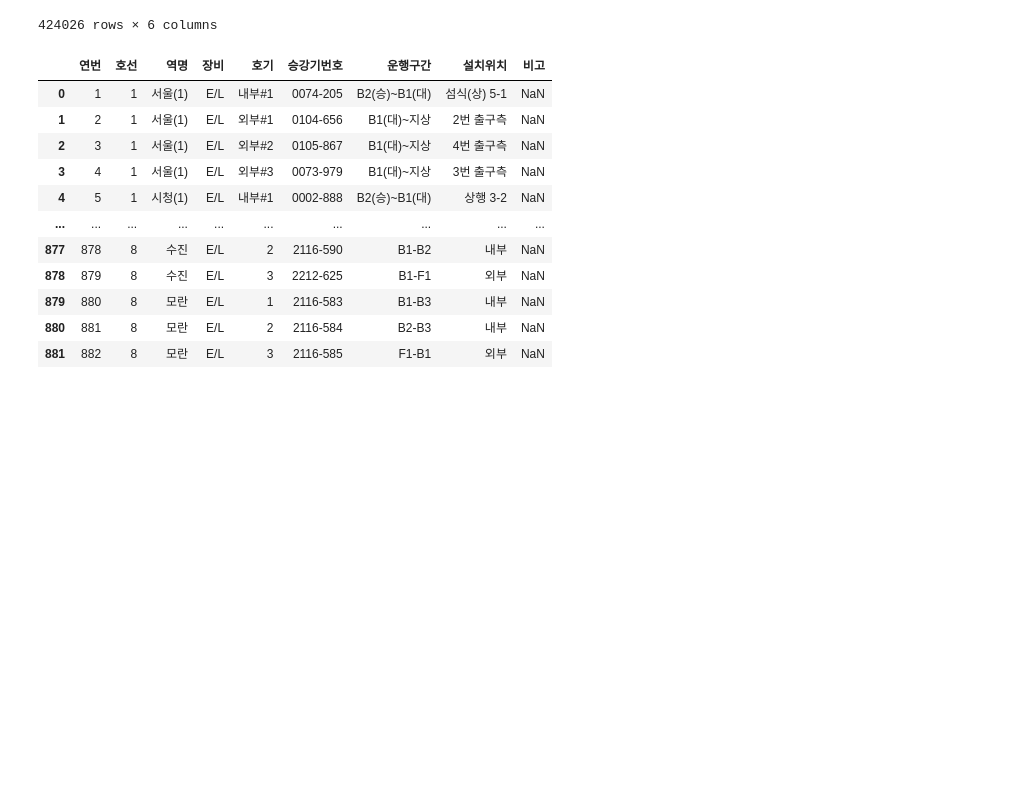
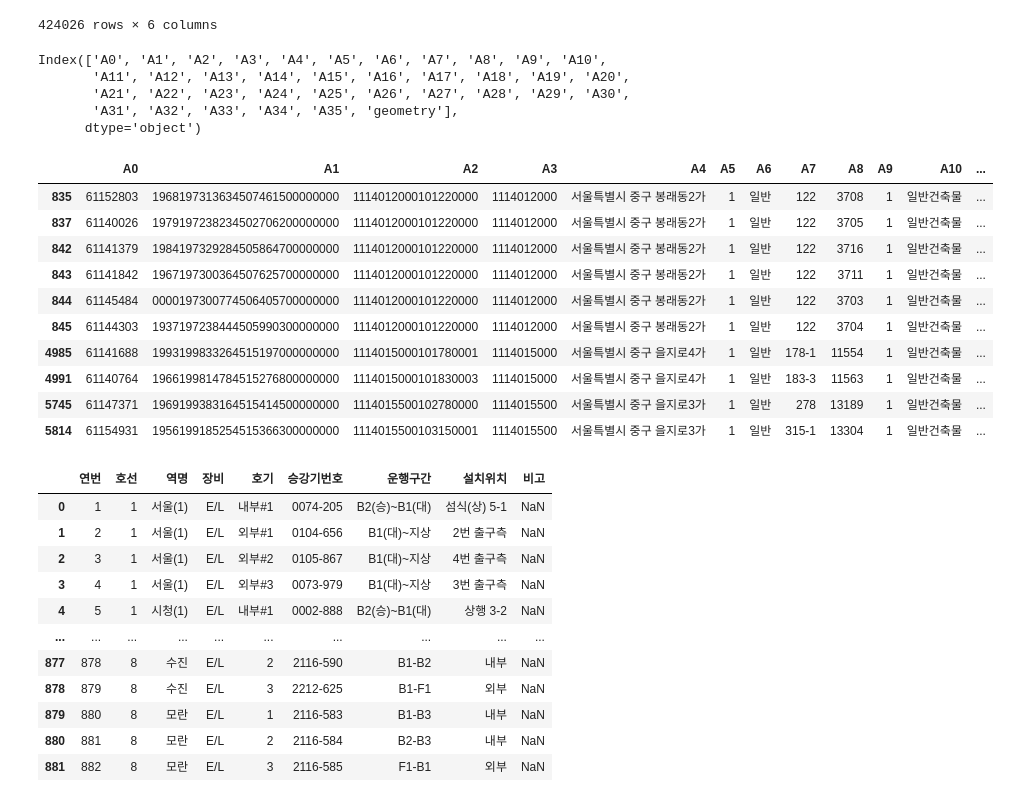
Before and after one commit to mincheol-Jeon/subway_chaos, a Jupyter notebook: 초안.ipynb, the cells around one changed output. Cells and saved outputs as stored; diff of their text form; code cells hidden in the pictures; blank space fills up the shorter version.

```diff
--- a/초안.ipynb
+++ b/초안.ipynb
@@ -5,3 +5,10 @@ import pandas as pd
 import os
 import sys
 import glob
+import geopandas as gpd
+import fiona
+import shapely
+import shapefile
+
+pd.set_option('display.max_columns',50)
+pd.set_option('display.max_colwidth',30)
@@ -51,3 +132,27 @@ res
+# %%
+sample = gpd.read_file('data_origin/AL_11140_D198_20220930/AL_11140_D198_20220930.shp',encoding='cp949')
+# %%
+sample.columns
+# %% [output]
+Index(['A0', 'A1', 'A2', 'A3', 'A4', 'A5', 'A6', 'A7', 'A8', 'A9', 'A10',
+       'A11', 'A12', 'A13', 'A14', 'A15', 'A16', 'A17', 'A18', 'A19', 'A20',
+       'A21', 'A22', 'A23', 'A24', 'A25', 'A26', 'A27', 'A28', 'A29', 'A30',
+       'A31', 'A32', 'A33', 'A34', 'A35', 'geometry'],
+      dtype='object')
+# %%
+sample[sample.A25 == '운수시설']
+# %% [output]
+|  | A0 | A1 | A2 | A3 | A4 | A5 | A6 | A7 | A8 | A9 | A10 | ... |
+| 835 | 61152803 | 1968197313634507461500000000 | 1114012000101220000 | 1114012000 | 서울특별시 중구 봉래동2가 | 1 | 일반 | 122 | 3708 | 1 | 일반건축물 | ... |
+| 837 | 61140026 | 1979197238234502706200000000 | 1114012000101220000 | 1114012000 | 서울특별시 중구 봉래동2가 | 1 | 일반 | 122 | 3705 | 1 | 일반건축물 | ... |
+| 842 | 61141379 | 1984197329284505864700000000 | 1114012000101220000 | 1114012000 | 서울특별시 중구 봉래동2가 | 1 | 일반 | 122 | 3716 | 1 | 일반건축물 | ... |
+| 843 | 61141842 | 1967197300364507625700000000 | 1114012000101220000 | 1114012000 | 서울특별시 중구 봉래동2가 | 1 | 일반 | 122 | 3711 | 1 | 일반건축물 | ... |
+| 844 | 61145484 | 0000197300774506405700000000 | 1114012000101220000 | 1114012000 | 서울특별시 중구 봉래동2가 | 1 | 일반 | 122 | 3703 | 1 | 일반건축물 | ... |
+| 845 | 61144303 | 1937197238444505990300000000 | 1114012000101220000 | 1114012000 | 서울특별시 중구 봉래동2가 | 1 | 일반 | 122 | 3704 | 1 | 일반건축물 | ... |
+| 4985 | 61141688 | 1993199833264515197000000000 | 1114015000101780001 | 1114015000 | 서울특별시 중구 을지로4가 | 1 | 일반 | 178-1 | 11554 | 1 | 일반건축물 | ... |
+| 4991 | 61140764 | 1966199814784515276800000000 | 1114015000101830003 | 1114015000 | 서울특별시 중구 을지로4가 | 1 | 일반 | 183-3 | 11563 | 1 | 일반건축물 | ... |
+| 5745 | 61147371 | 1969199383164515414500000000 | 1114015500102780000 | 1114015500 | 서울특별시 중구 을지로3가 | 1 | 일반 | 278 | 13189 | 1 | 일반건축물 | ... |
+| 5814 | 61154931 | 1956199185254515366300000000 | 1114015500103150001 | 1114015500 | 서울특별시 중구 을지로3가 | 1 | 일반 | 315-1 | 13304 | 1 | 일반건축물 | ... |
 # %%
 res.to_csv('./data_processed/passenger_per_hour.csv',encoding='utf-8')
 # %%
```
Also changed, not shown: parts of 6 cells of this notebook.
